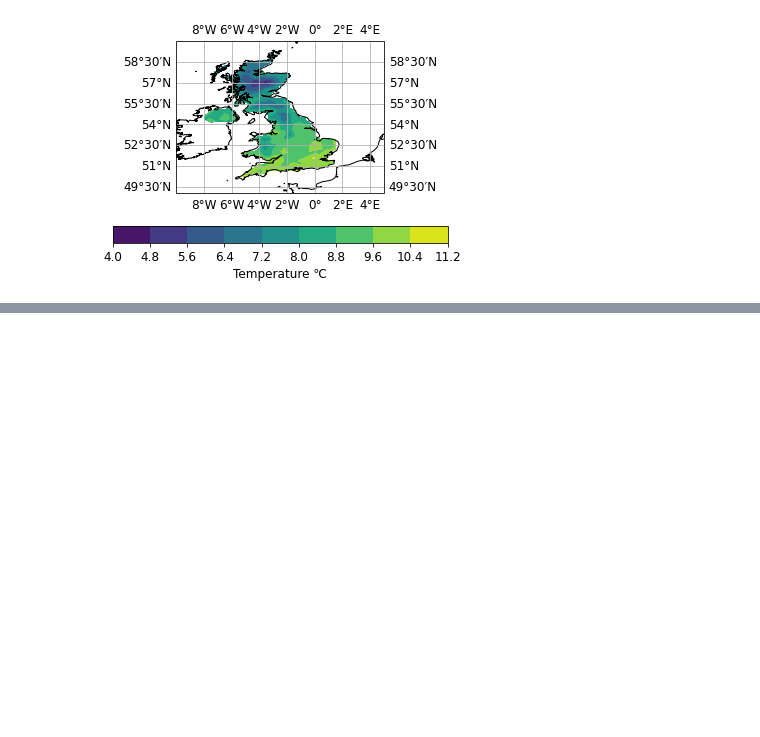
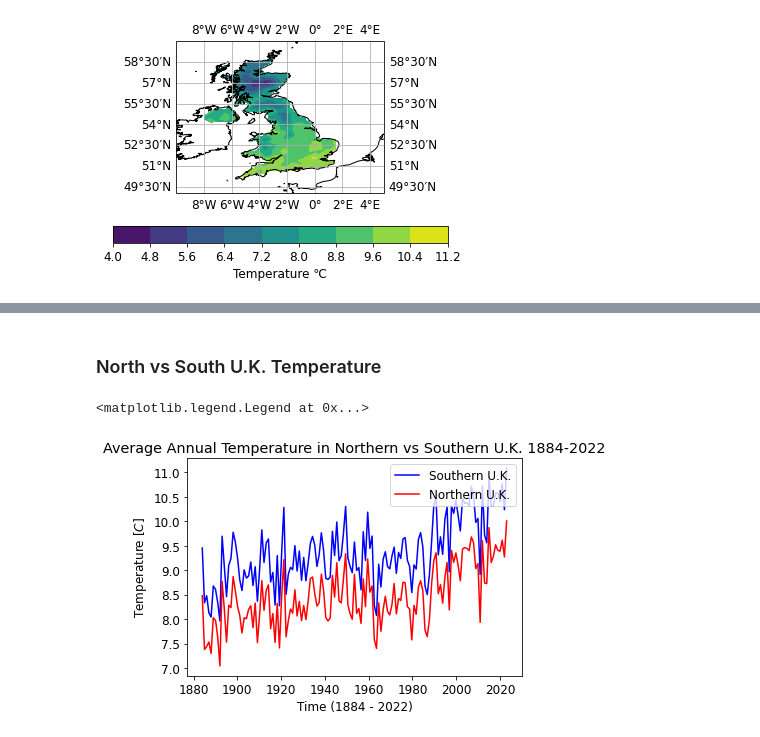
Before and after one commit to Iarla-Boyce/MSc-Project, a Jupyter notebook: 27-10.ipynb, the cells around one changed output, grey strips where cells are left out. Drawn from its saved outputs; the diff is of its cells as text; code cells hidden in the pictures; blank space fills up the shorter version.

```diff
--- a/27-10.ipynb
+++ b/27-10.ipynb
@@ -123,0 +153,46 @@ plt.show()
+# %% [markdown]
+### North vs South U.K. Temperature
+# %%
+import xarray as xr
+import numpy as np
+import matplotlib.pyplot as plt
+
+
+data = xr.open_mfdataset(r"C:\Users\iarla\OneDrive\Documents\MSc_Project\HadUK_data\25km_Month_Temp\*.nc", parallel=True)
+
+tas_array = np.array(data['tas'])
+lat = np.array(data['latitude'])
+
+
+northern_lat_threshold = 54.0
+northern_lat_index = np.where(lat >= northern_lat_threshold)[0][0]
+
+num_years = 1668 // 12
+temp_reshaped = tas_array[:num_years * 12].reshape(num_years, 12, -1)
+
+# Calculating mean temperature for each year in the Northern U.K.
+temp_mean_north = np.nanmean(temp_reshaped[:, :, northern_lat_index:], axis=(1, 2))
+
+time = np.linspace(1884,2023, 139)
+
+southern_lat_threshold = 54.0
+southern_lat_index = np.where(lat >= southern_lat_threshold)[0][0]
+
+# Calculate the mean temperature for each year in the Southern U.K.
+temp_mean_south = np.empty(num_years)
+for i in range(num_years):
+    start_idx = i * 12
+    end_idx = (i + 1) * 12
+    temp_year = tas_array[start_idx:end_idx, :southern_lat_index, :]
+    temp_mean_south[i] = np.nanmean(temp_year)
+
+plt.plot(time, temp_mean_south, 'b', label='Southern U.K.')
+plt.plot(time, temp_mean_north, 'r', label='Northern U.K.')
+plt.xlabel('Time (1884 - 2022)')
+plt.ylabel('Temperature $[C]$')
+plt.title('Average Annual Temperature in Northern vs Southern U.K. 1884-2022')
+plt.rcParams.update({'font.size': 12})
+plt.legend(loc='upper right')
+# %% [output]
+<matplotlib.legend.Legend at 0x...>
+[figure, added]
```
Also changed, not shown: parts of 4 cells of this notebook.
